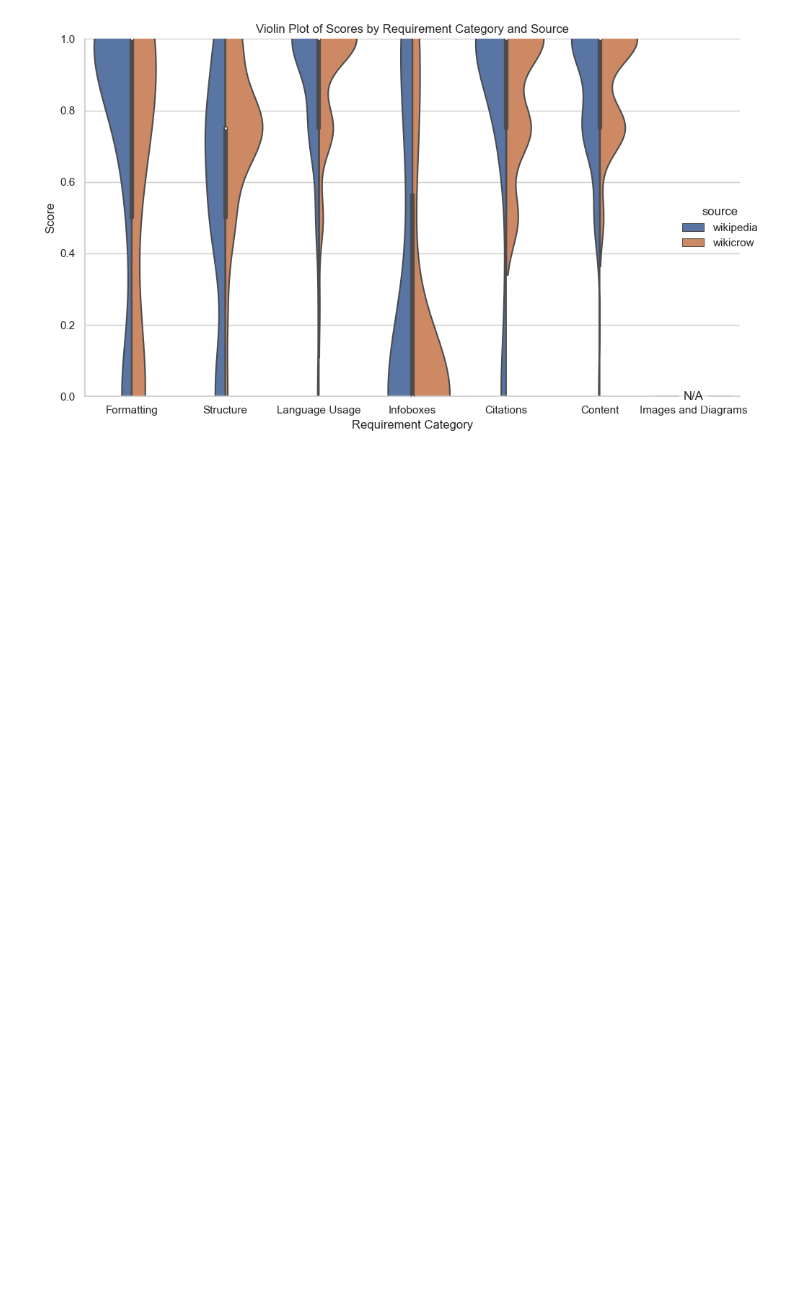
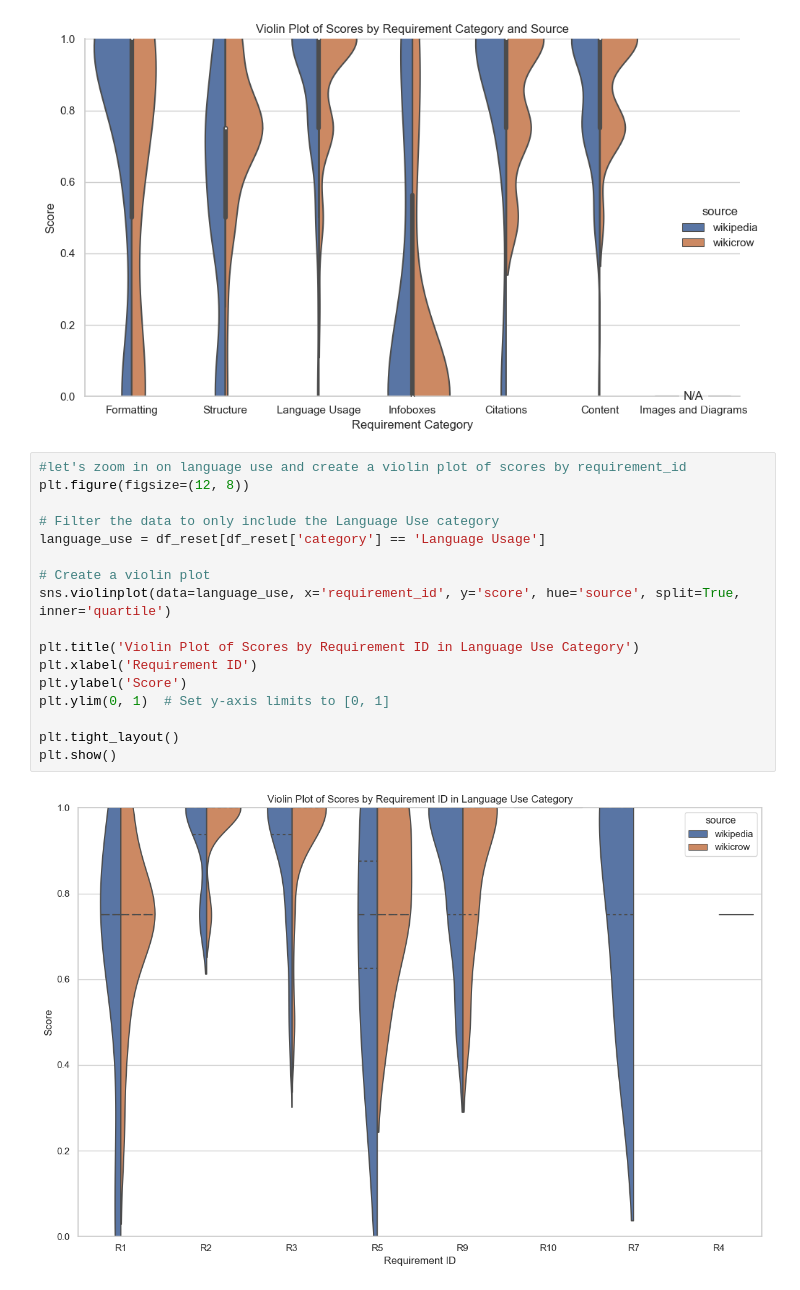
Before and after one commit to mzargham/autoreview-analysis, a Jupyter notebook: analysis.ipynb, the cells around one changed output. Saved outputs shown, nothing was run; the diff lists cells and outputs as text; blank space fills up the shorter version.

```diff
--- a/analysis.ipynb
+++ b/analysis.ipynb
@@ -301,3 +327,22 @@ plt.show()
 # %% [output]
 <Figure size 1200x800 with 0 Axes>
 [figure]
+# %%
+#let's zoom in on language use and create a violin plot of scores by requirement_id
+plt.figure(figsize=(12, 8))
+
+# Filter the data to only include the Language Use category
+language_use = df_reset[df_reset['category'] == 'Language Usage']
+
+# Create a violin plot
+sns.violinplot(data=language_use, x='requirement_id', y='score', hue='source', split=True, inner='quartile')
+
+plt.title('Violin Plot of Scores by Requirement ID in Language Use Category')
+plt.xlabel('Requirement ID')
+plt.ylabel('Score')
+plt.ylim(0, 1)  # Set y-axis limits to [0, 1]
+
+plt.tight_layout()
+plt.show()
+# %% [output]
+[figure, added]
```
Also changed, not shown: parts of 7 cells of this notebook.
